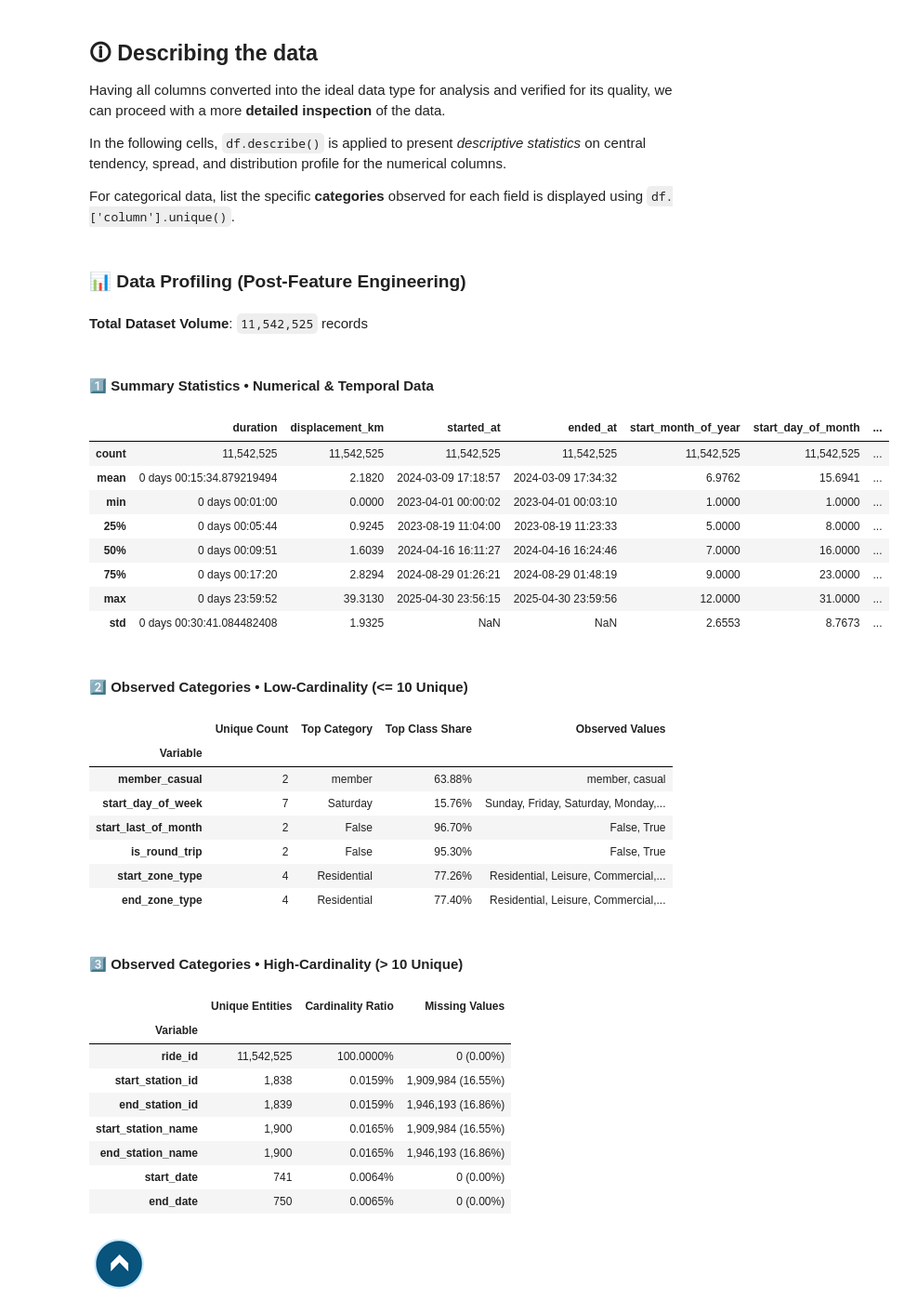
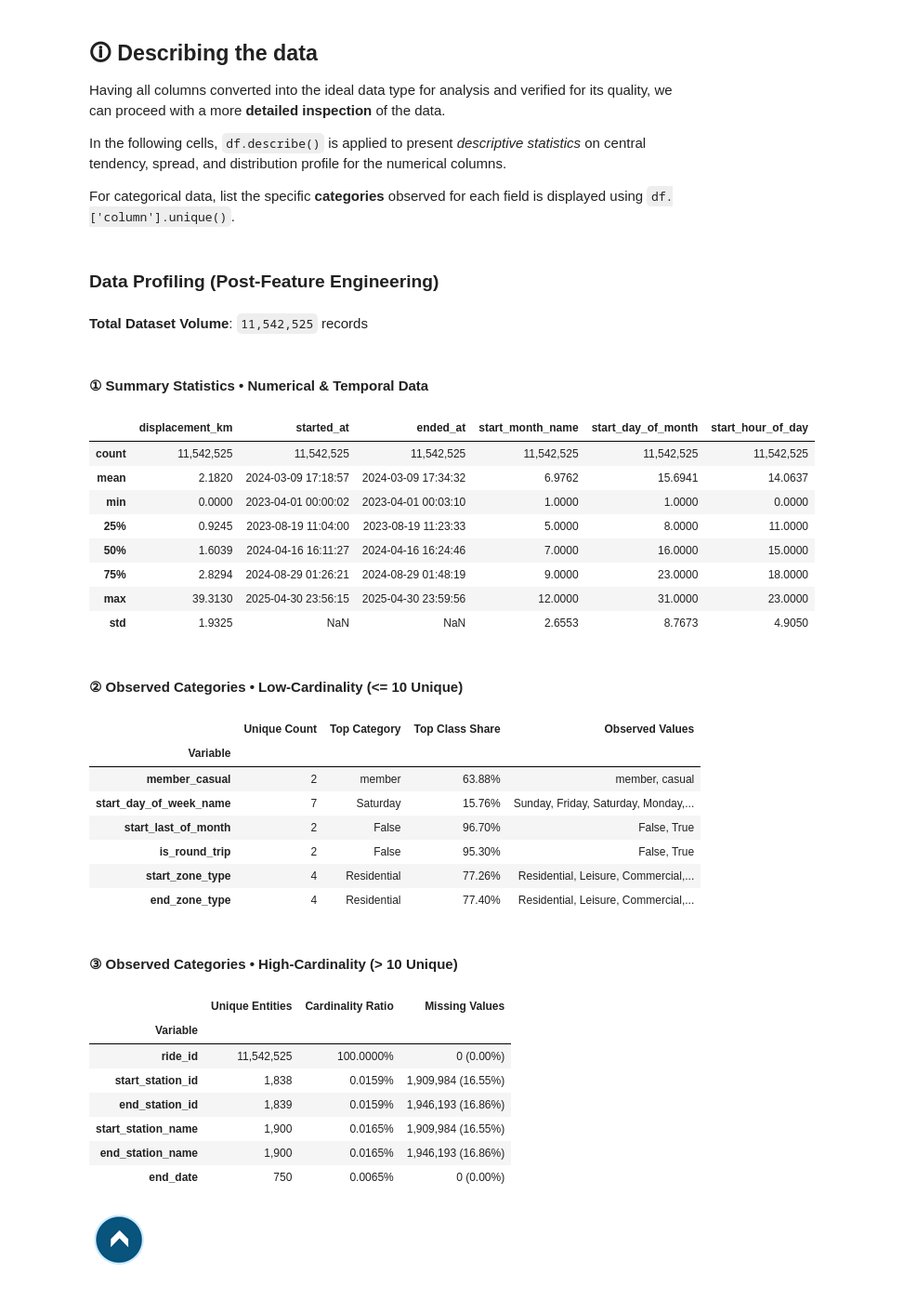
Before and after one commit to isis-santos-costa/divvy, a Jupyter notebook: divvy-analytics.ipynb, the cells around one changed output. Shown at 93% size. Drawn from its saved outputs; the diff is of its cells as text; code cells hidden in the pictures.

```diff
--- a/divvy-analytics.ipynb
+++ b/divvy-analytics.ipynb
@@ -1710,9 +1845,9 @@ def format_describe_mixed(df):
     return formatted
 
 display_markdown("#### Range of considered variables • Raw data", raw=True)
-df['duration'] = df['ended_at'] - df['started_at']
+stg_rides['duration_minutes'] = (stg_rides['ended_at'] - stg_rides['started_at']).dt.total_seconds() / 60
 
 coord_cols = ['start_lat', 'end_lat', 'start_lng', 'end_lng']
-display(format_describe_mixed(df[['duration', 'started_at', 'ended_at'] + coord_cols]))
+display(format_describe_mixed(stg_rides[['duration_minutes', 'started_at', 'ended_at'] + coord_cols]))
 # %% [output]
 #### Range of considered variables • Raw data
@@ -2187,104 +2395,104 @@ For categorical data, list the specific **categories** observed for each field i
 # DESCRIBE • SYSTEMATIC DATA PROFILE
 # ==========================================
 
-display_markdown("### 📊 Data Profiling (Post-Feature Engineering)", raw=True)
-display_markdown(f"**Total Dataset Volume**: `{len(df):,}` records", raw=True)
+display_markdown("### Data Profiling (Post-Feature Engineering)", raw=True)
+display_markdown(f"**Total Dataset Volume**: `{len(stg_rides):,}` records", raw=True)
 
 
 # ------------------------------------------
 # 1. DYNAMIC COLUMN CLASSIFICATION
 # ------------------------------------------
-num_cols = df.select_dtypes(include=['number', 'datetime64', 'timedelta64']).columns.tolist()
-cat_cols = df.select_dtypes(include=['object', 'category', 'boolean']).columns.tolist()
+num_cols = stg_rides.select_dtypes(include=['number', 'datetime64', 'timedelta64']).columns.tolist()
+cat_cols = stg_rides.select_dtypes(include=['object', 'category', 'boolean']).columns.tolist()
 
 CARDINALITY_THRESHOLD = 10
-low_card_cols = [col for col in cat_cols if df[col].nunique() <= CARDINALITY_THRESHOLD]
-high_card_cols = [col for col in cat_cols if df[col].nunique() > CARDINALITY_THRESHOLD]
+low_card_cols  = [col for col in cat_cols if stg_rides[col].nunique() <= CARDINALITY_THRESHOLD]
+high_card_cols = [col for col in cat_cols if stg_rides[col].nunique() >  CARDINALITY_THRESHOLD]
 
 
 # ------------------------------------------
 # 2. NUMERICAL & TEMPORAL VARIABLES
 # ------------------------------------------
-display_markdown("#### 1️⃣ Summary Statistics • Numerical & Temporal Data", raw=True)
+display_markdown("#### ① Summary Statistics • Numerical & Temporal Data", raw=True)
 
 # Select key numeric/temporal features for concise profile display
 profile_num_cols = [
     'duration', 'displacement_km', 'started_at', 'ended_at',
-    'start_month_of_year', 'start_day_of_month', 'start_hour_of_day'
+    'start_month_name', 'start_day_of_month', 'start_hour_of_day'
 ]
-profile_num_cols = [col for col in profile_num_cols if col in df.columns]
+profile_num_cols = [col for col in profile_num_cols if col in stg_rides.columns]
 
-display(format_describe_mixed(df[profile_num_cols]))
+display(format_describe_mixed(stg_rides[profile_num_cols]))
 
 
 # ------------------------------------------
 # 3. LOW-CARDINALITY CATEGORICAL VARIABLES
 # ------------------------------------------
-display_markdown("#### 2️⃣ Observed Categories • Low-Cardinality (<= 10 Unique)", raw=True)
+display_markdown("#### ② Observed Categories • Low-Cardinality (<= 10 Unique)", raw=True)
 
 low_card_summary = []
 for col in low_card_cols:
-    unique_vals = df[col].dropna().unique().tolist()
-    val_counts = df[col].value_counts(normalize=True) * 100
+    unique_vals = stg_rides[col].dropna().unique().tolist()
+    val_counts = stg_rides[col].value_counts(normalize=True) * 100
     top_class = val_counts.index[0]
     top_pct = val_counts.iloc[0]
 
     low_card_summary.append({
         'Variable': col,
-        'Unique Count': f"{df[col].nunique():,}",
+        'Unique Count': f"{stg_rides[col].nunique():,}",
         'Top Category': str(top_class),
         'Top Class Share': f"{top_pct:.2f}%",
         'Observed Values': ", ".join([str(v) for v in unique_vals[:6]])
     })
 
 low_card_df = pd.DataFrame(low_card_summary).set_index('Variable')
 display(low_card_df)
 
 
 # ------------------------------------------
 # 4. HIGH-CARDINALITY CATEGORICAL VARIABLES
 # ------------------------------------------
-display_markdown("#### 3️⃣ Observed Categories • High-Cardinality (> 10 Unique)", raw=True)
+display_markdown("#### ③ Observed Categories • High-Cardinality (> 10 Unique)", raw=True)
 
 high_card_summary = []
-total_rows = len(df)
+total_rows = len(stg_rides)
 
 for col in high_card_cols:
-    n_unique = df[col].nunique()
-    n_missing = df[col].isna().sum()
+    n_unique  = stg_rides[col].nunique()
+    n_missing = stg_rides[col].isna().sum()
 
     high_card_summary.append({
         'Variable': col,
         'Unique Entities': f"{n_unique:,}",
         'Cardinality Ratio': f"{(n_unique / total_rows) * 100:.4f}%",
         'Missing Values': f"{n_missing:,} ({(n_missing / total_rows) * 100:.2f}%)"
     })
 
 high_card_df = pd.DataFrame(high_card_summary).set_index('Variable')
 display(high_card_df)
 # %% [output]
-### 📊 Data Profiling (Post-Feature Engineering)
+### Data Profiling (Post-Feature Engineering)
 **Total Dataset Volume**: `11,542,525` records
-#### 1️⃣ Summary Statistics • Numerical & Temporal Data
+#### ① Summary Statistics • Numerical & Temporal Data
-|  | duration | displacement_km | started_at | ended_at | start_month_of_year | start_day_of_month | ... |
-| count | 11,542,525 | 11,542,525 | 11,542,525 | 11,542,525 | 11,542,525 | 11,542,525 | ... |
-| mean | 0 days 00:15:34.879219494 | 2.1820 | 2024-03-09 17:18:57 | 2024-03-09 17:34:32 | 6.9762 | 15.6941 | ... |
-| min | 0 days 00:01:00 | 0.0000 | 2023-04-01 00:00:02 | 2023-04-01 00:03:10 | 1.0000 | 1.0000 | ... |
-| 25% | 0 days 00:05:44 | 0.9245 | 2023-08-19 11:04:00 | 2023-08-19 11:23:33 | 5.0000 | 8.0000 | ... |
-| 50% | 0 days 00:09:51 | 1.6039 | 2024-04-16 16:11:27 | 2024-04-16 16:24:46 | 7.0000 | 16.0000 | ... |
-| 75% | 0 days 00:17:20 | 2.8294 | 2024-08-29 01:26:21 | 2024-08-29 01:48:19 | 9.0000 | 23.0000 | ... |
-| max | 0 days 23:59:52 | 39.3130 | 2025-04-30 23:56:15 | 2025-04-30 23:59:56 | 12.0000 | 31.0000 | ... |
-| std | 0 days 00:30:41.084482408 | 1.9325 | NaN | NaN | 2.6553 | 8.7673 | ... |
+|  | displacement_km | started_at | ended_at | start_month_name | start_day_of_month | start_hour_of_day |
+| count | 11,542,525 | 11,542,525 | 11,542,525 | 11,542,525 | 11,542,525 | 11,542,525 |
+| mean | 2.1820 | 2024-03-09 17:18:57 | 2024-03-09 17:34:32 | 6.9762 | 15.6941 | 14.0637 |
+| min | 0.0000 | 2023-04-01 00:00:02 | 2023-04-01 00:03:10 | 1.0000 | 1.0000 | 0.0000 |
+| 25% | 0.9245 | 2023-08-19 11:04:00 | 2023-08-19 11:23:33 | 5.0000 | 8.0000 | 11.0000 |
+| 50% | 1.6039 | 2024-04-16 16:11:27 | 2024-04-16 16:24:46 | 7.0000 | 16.0000 | 15.0000 |
+| 75% | 2.8294 | 2024-08-29 01:26:21 | 2024-08-29 01:48:19 | 9.0000 | 23.0000 | 18.0000 |
+| max | 39.3130 | 2025-04-30 23:56:15 | 2025-04-30 23:59:56 | 12.0000 | 31.0000 | 23.0000 |
+| std | 1.9325 | NaN | NaN | 2.6553 | 8.7673 | 4.9050 |
-#### 2️⃣ Observed Categories • Low-Cardinality (<= 10 Unique)
+#### ② Observed Categories • Low-Cardinality (<= 10 Unique)
 |  | Unique Count | Top Category | Top Class Share | Observed Values |
 | Variable |  |  |  |  |
 | member_casual | 2 | member | 63.88% | member, casual |
-| start_day_of_week | 7 | Saturday | 15.76% | Sunday, Friday, Saturday, Monday,... |
+| start_day_of_week_name | 7 | Saturday | 15.76% | Sunday, Friday, Saturday, Monday,... |
 | start_last_of_month | 2 | False | 96.70% | False, True |
 | is_round_trip | 2 | False | 95.30% | False, True |
 | start_zone_type | 4 | Residential | 77.26% | Residential, Leisure, Commercial,... |
 | end_zone_type | 4 | Residential | 77.40% | Residential, Leisure, Commercial,... |
-#### 3️⃣ Observed Categories • High-Cardinality (> 10 Unique)
+#### ③ Observed Categories • High-Cardinality (> 10 Unique)
 |  | Unique Entities | Cardinality Ratio | Missing Values |
 | Variable |  |  |  |
 | ride_id | 11,542,525 | 100.0000% | 0 (0.00%) |
@@ -2292,7 +2500,6 @@ display(high_card_df)
 | end_station_id | 1,839 | 0.0159% | 1,946,193 (16.86%) |
 | start_station_name | 1,900 | 0.0165% | 1,909,984 (16.55%) |
 | end_station_name | 1,900 | 0.0165% | 1,946,193 (16.86%) |
-| start_date | 741 | 0.0064% | 0 (0.00%) |
 | end_date | 750 | 0.0065% | 0 (0.00%) |
 # %% [markdown]
 [![back-to-top.png](attachment:ade7fb36-1ee7-4004-bd54-3105b13efc61.png)](#contents)
```
Also changed, not shown: parts of 28 cells of this notebook.
